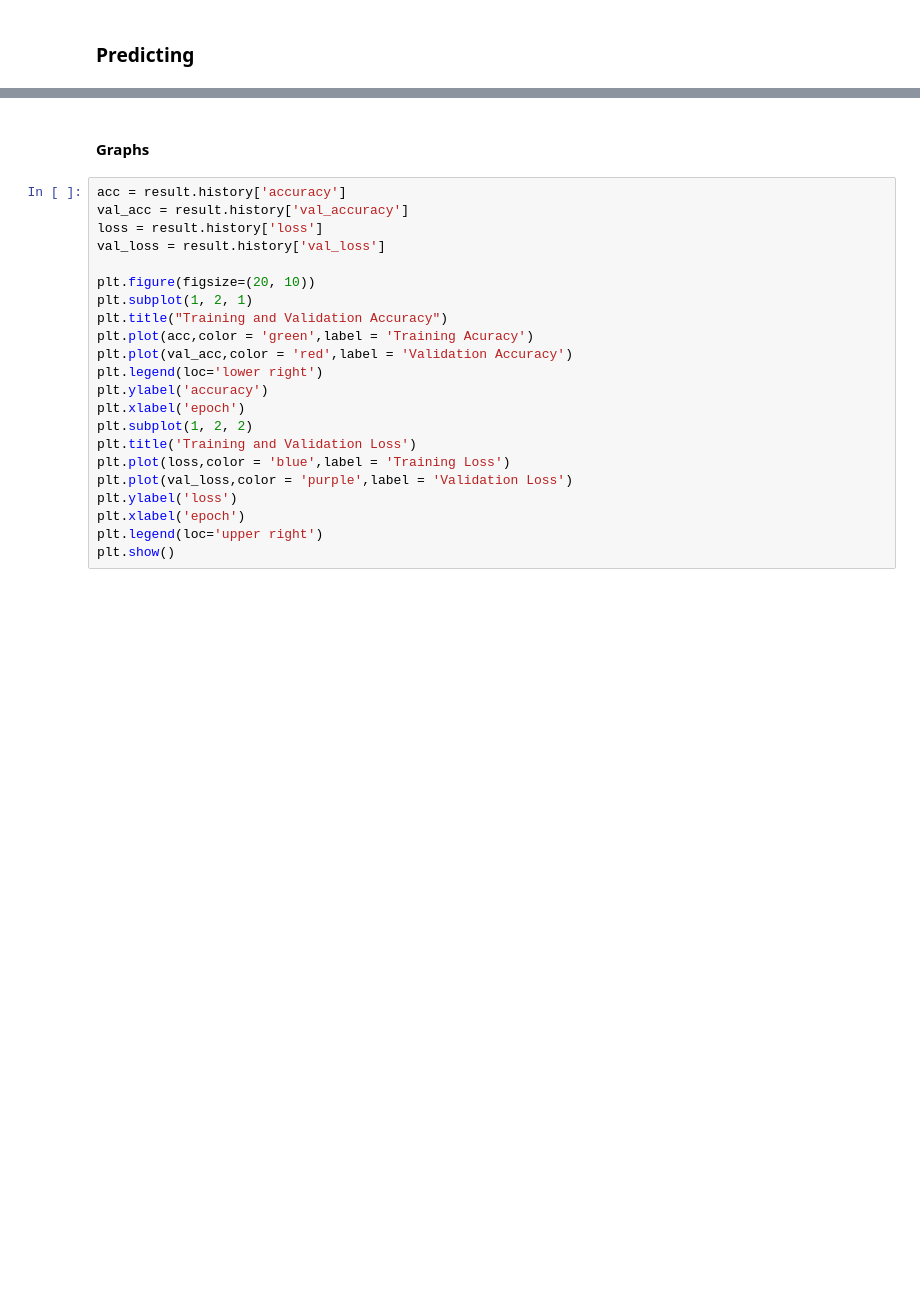
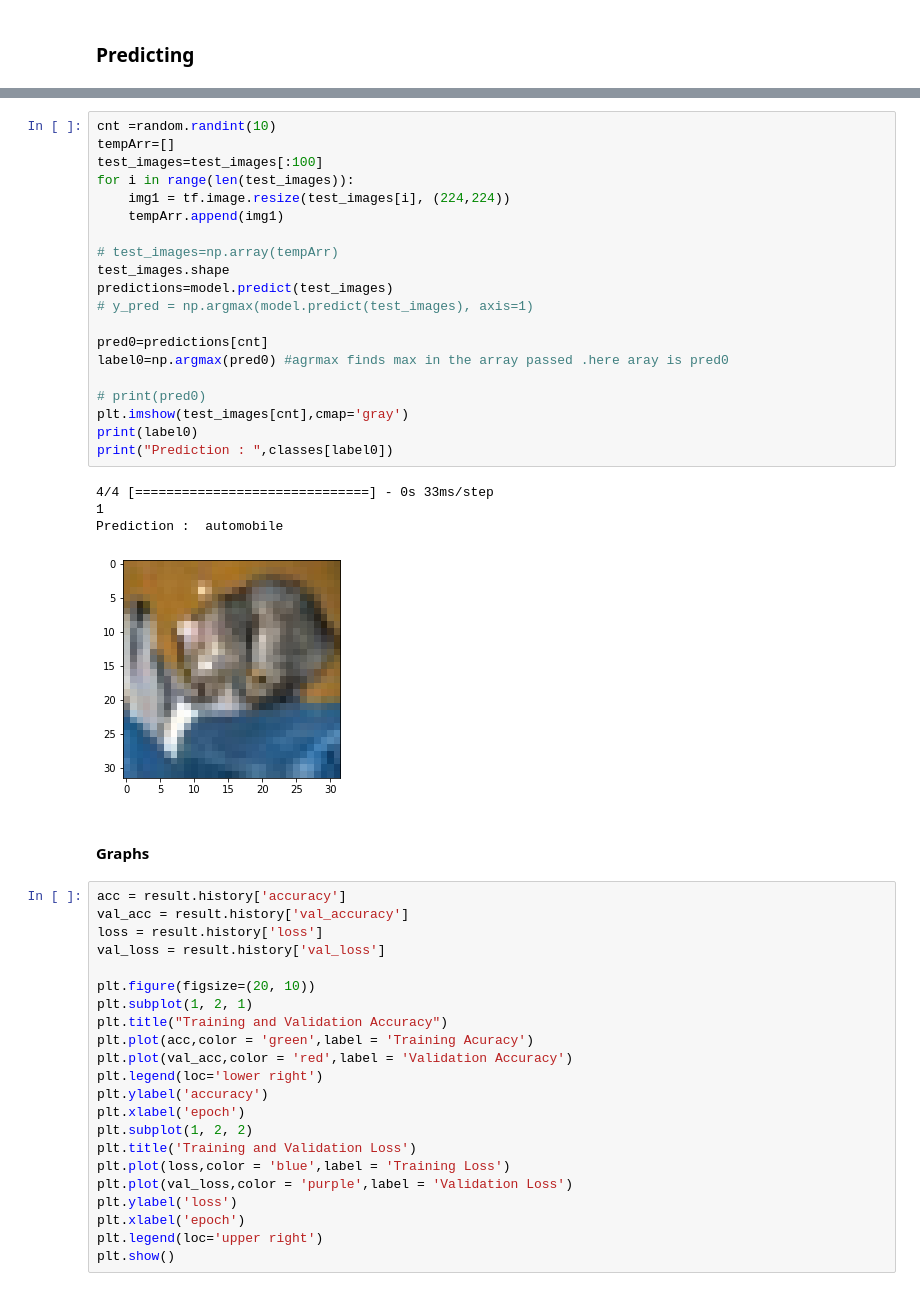
Before and after one commit to koulumang/CSU-CS510, a Jupyter notebook: CIFAR-10-100/Part-3-ResNet-Cifar-10.ipynb, the cells around one changed output, grey strips where cells are left out. Saved outputs shown, nothing was run; the diff lists cells and outputs as text; blank space fills up the shorter version.

```diff
--- a/CIFAR-10-100/Part-3-ResNet-Cifar-10.ipynb
+++ b/CIFAR-10-100/Part-3-ResNet-Cifar-10.ipynb
@@ -182,3 +162,28 @@ Actual Class Name  :  truck
+# %%
+cnt =random.randint(10)
+tempArr=[]
+test_images=test_images[:100]
+for i in range(len(test_images)):
+    img1 = tf.image.resize(test_images[i], (224,224))
+    tempArr.append(img1)
+
+# test_images=np.array(tempArr)
+test_images.shape
+predictions=model.predict(test_images)
+# y_pred = np.argmax(model.predict(test_images), axis=1)
+
+pred0=predictions[cnt]
+label0=np.argmax(pred0) #agrmax finds max in the array passed .here aray is pred0
+
+# print(pred0)
+plt.imshow(test_images[cnt],cmap='gray')
+print(label0)
+print("Prediction : ",classes[label0])
+# %% [output]
+4/4 [==============================] - 0s 33ms/step
+1
+Prediction :  automobile
+[figure, added]
 # %% [markdown]
 #### Graphs
 # %%
```
Also changed, not shown: parts of 7 cells of this notebook, 1 other file.
